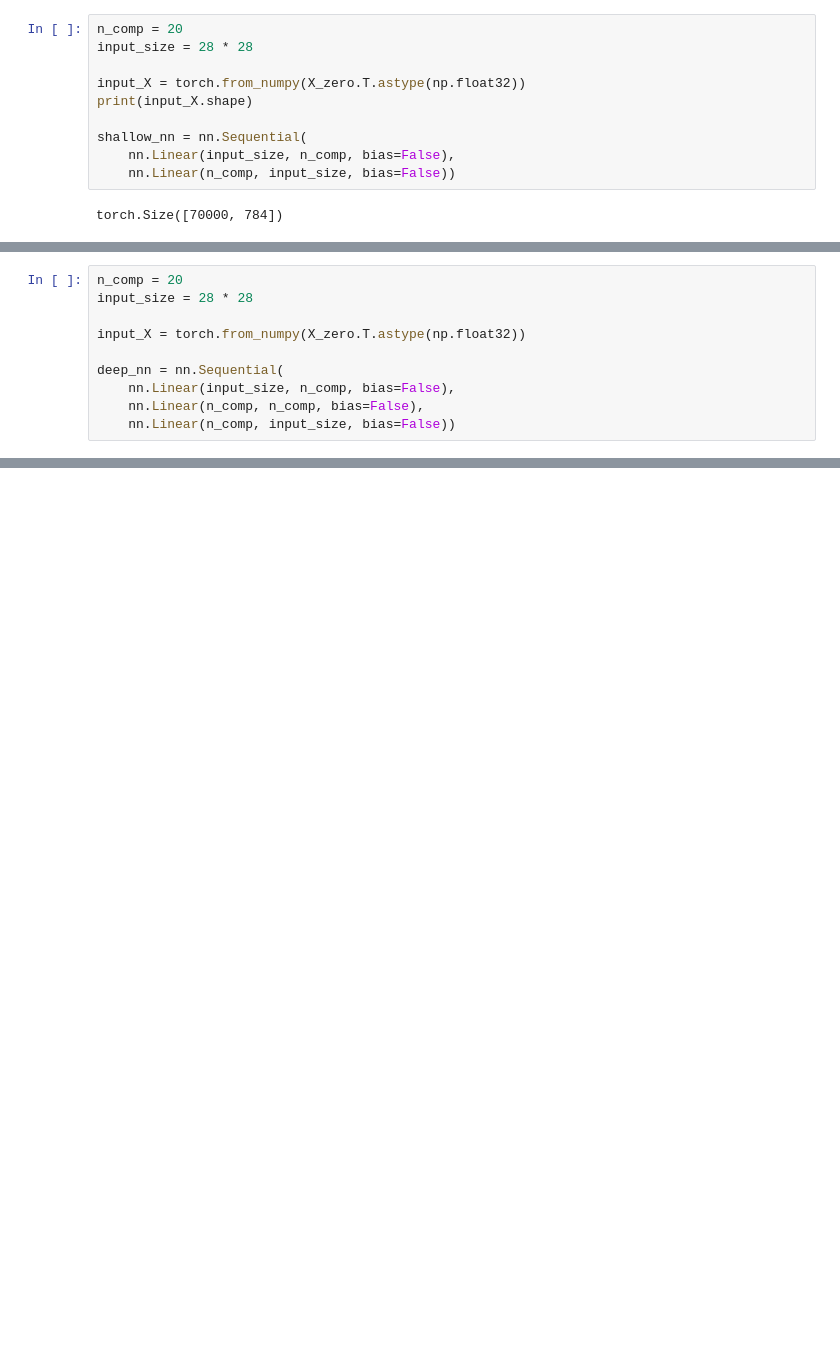
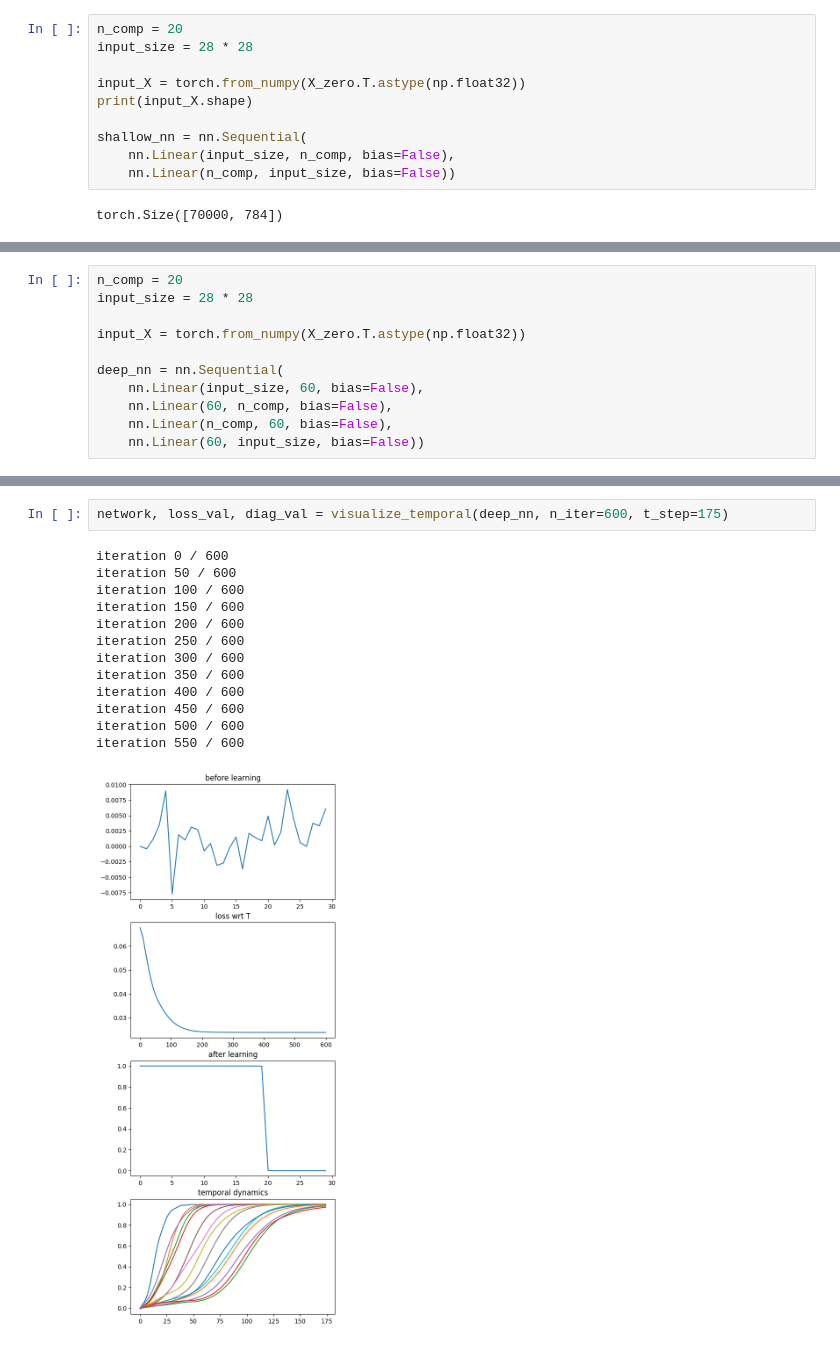
Before and after one commit to lingqiz/PsychophysicsNN, a Jupyter notebook: DeepPCA.ipynb, the cells around one changed output, grey strips where cells are left out. Drawn from its saved outputs; the diff is of its cells as text; blank space fills up the shorter version.

```diff
--- a/DeepPCA.ipynb
+++ b/DeepPCA.ipynb
@@ -461,6 +482,7 @@ input_size = 28 * 28
 input_X = torch.from_numpy(X_zero.T.astype(np.float32))
 
 deep_nn = nn.Sequential(
-    nn.Linear(input_size, n_comp, bias=False),
-    nn.Linear(n_comp, n_comp, bias=False),
-    nn.Linear(n_comp, input_size, bias=False))
+    nn.Linear(input_size, 60, bias=False),
+    nn.Linear(60, n_comp, bias=False),
+    nn.Linear(n_comp, 60, bias=False),
+    nn.Linear(60, input_size, bias=False))
@@ -474,0 +489,16 @@ iteration 150 / 200
+# %%
+network, loss_val, diag_val = visualize_temporal(deep_nn, n_iter=600, t_step=175)
+# %% [output]
+iteration 0 / 600
+iteration 50 / 600
+iteration 100 / 600
+iteration 150 / 600
+iteration 200 / 600
+iteration 250 / 600
+iteration 300 / 600
+iteration 350 / 600
+iteration 400 / 600
+iteration 450 / 600
+iteration 500 / 600
+iteration 550 / 600
+[figure, added]
```
Also changed, not shown: parts of 7 cells of this notebook.
